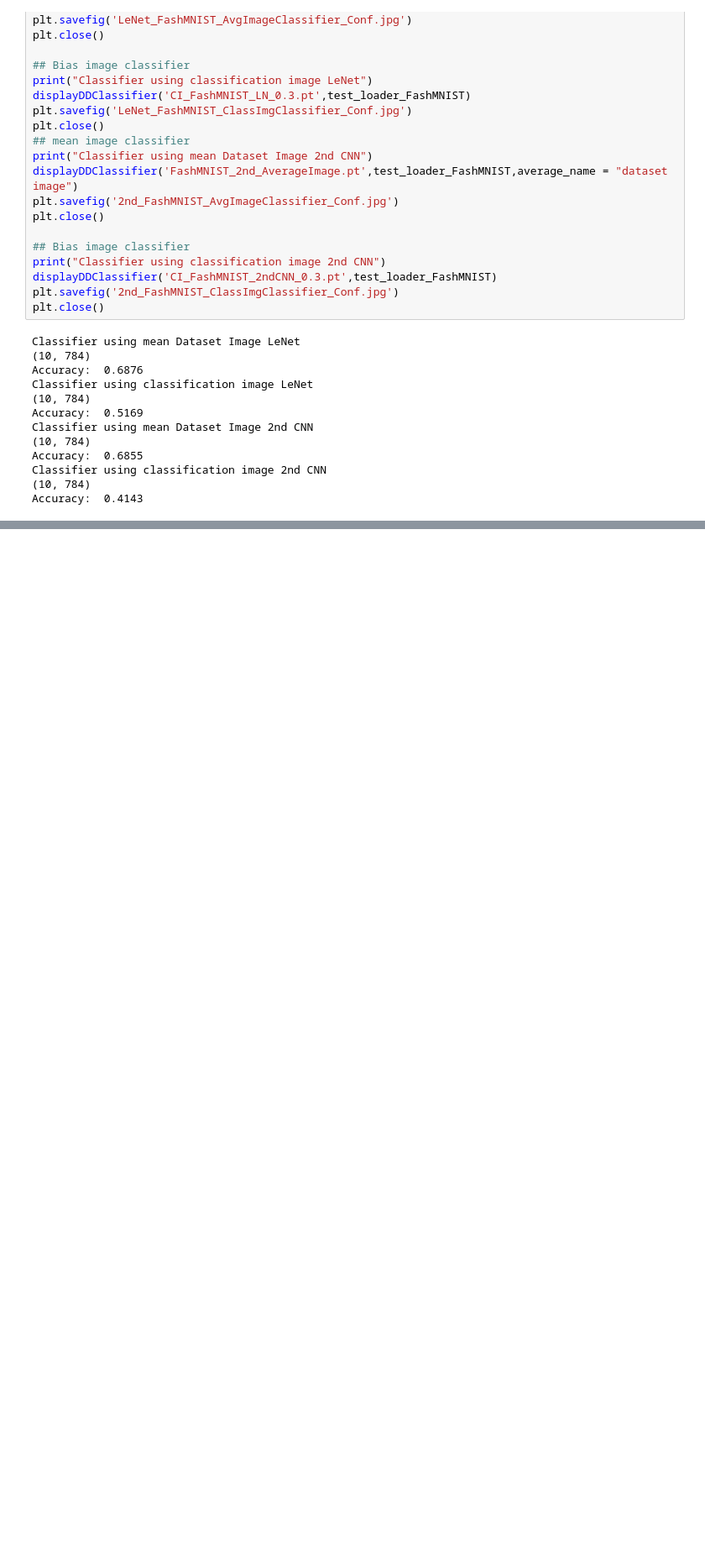
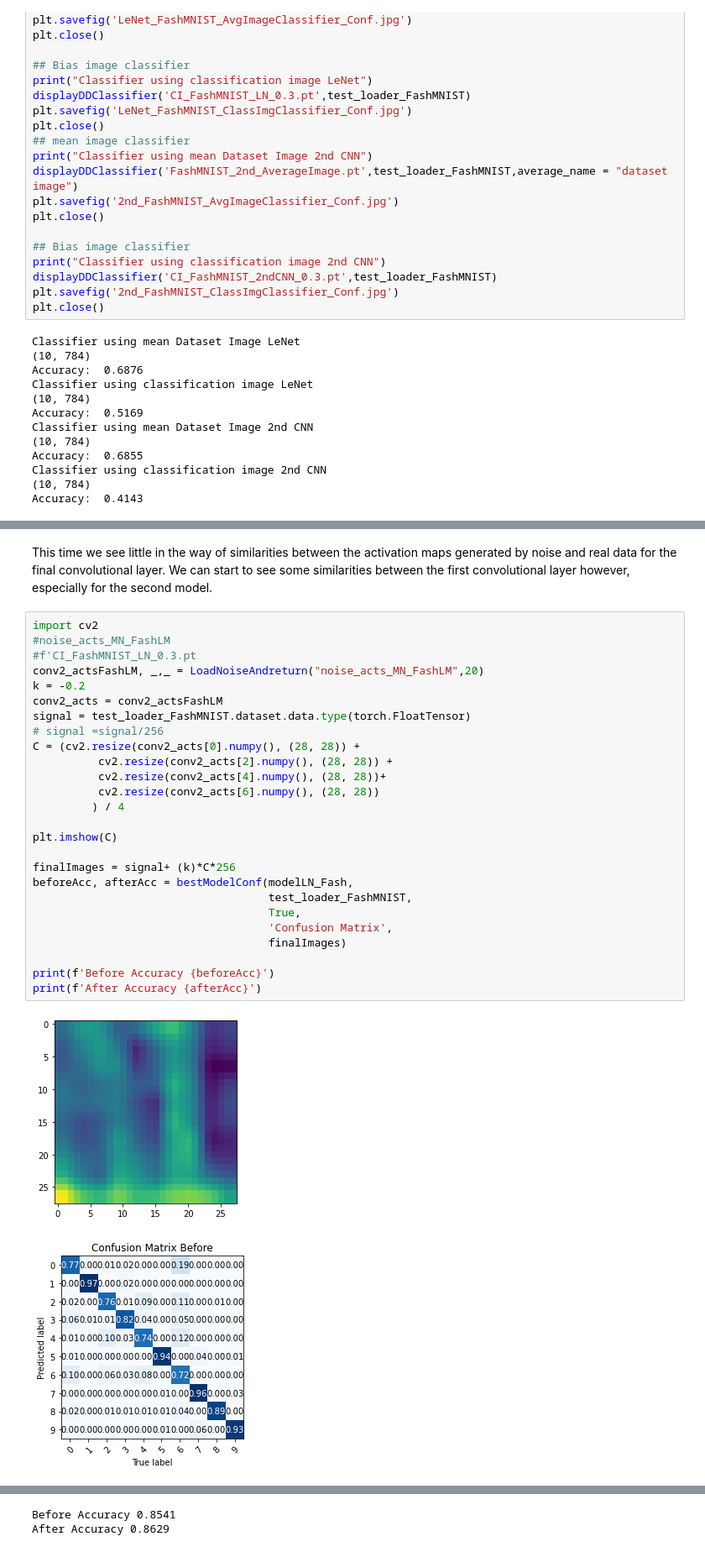
Before and after one commit to rob101935/WN, a Jupyter notebook: ReportWH.ipynb, the cells around one changed output, grey strips where cells are left out. Shown at 84% size. Drawn from its saved outputs; the diff is of its cells as text; blank space fills up the shorter version.

```diff
--- a/ReportWH.ipynb
+++ b/ReportWH.ipynb
@@ -1113,0 +803,31 @@ conv1
+# %% [markdown]
+This time we see little in the way of similarities between the activation maps generated by noise and real data for the final convolutional layer. We can start to see some similarities between the first convolutional layer however, especially for the second model.
+# %%
+import cv2
+#noise_acts_MN_FashLM
+#f'CI_FashMNIST_LN_0.3.pt
+conv2_actsFashLM, _,_ = LoadNoiseAndreturn("noise_acts_MN_FashLM",20)
+k = -0.2
+conv2_acts = conv2_actsFashLM
+signal = test_loader_FashMNIST.dataset.data.type(torch.FloatTensor)
+# signal =signal/256
+C = (cv2.resize(conv2_acts[0].numpy(), (28, 28)) +
+          cv2.resize(conv2_acts[2].numpy(), (28, 28)) +
+          cv2.resize(conv2_acts[4].numpy(), (28, 28))+
+          cv2.resize(conv2_acts[6].numpy(), (28, 28))
+         ) / 4
+
+plt.imshow(C)
+
+finalImages = signal+ (k)*C*256
+beforeAcc, afterAcc = bestModelConf(modelLN_Fash,
+                                    test_loader_FashMNIST,
+                                    True,
+                                    'Confusion Matrix',
+                                    finalImages)
+
+print(f'Before Accuracy {beforeAcc}')
+print(f'After Accuracy {afterAcc}')
+# %% [output]
+[figure, added]
+[figure, added]
@@ -1113,0 +835,2 @@ conv1
+Before Accuracy 0.8541
+After Accuracy 0.8629
```
Also changed, not shown: parts of 71 cells of this notebook.
